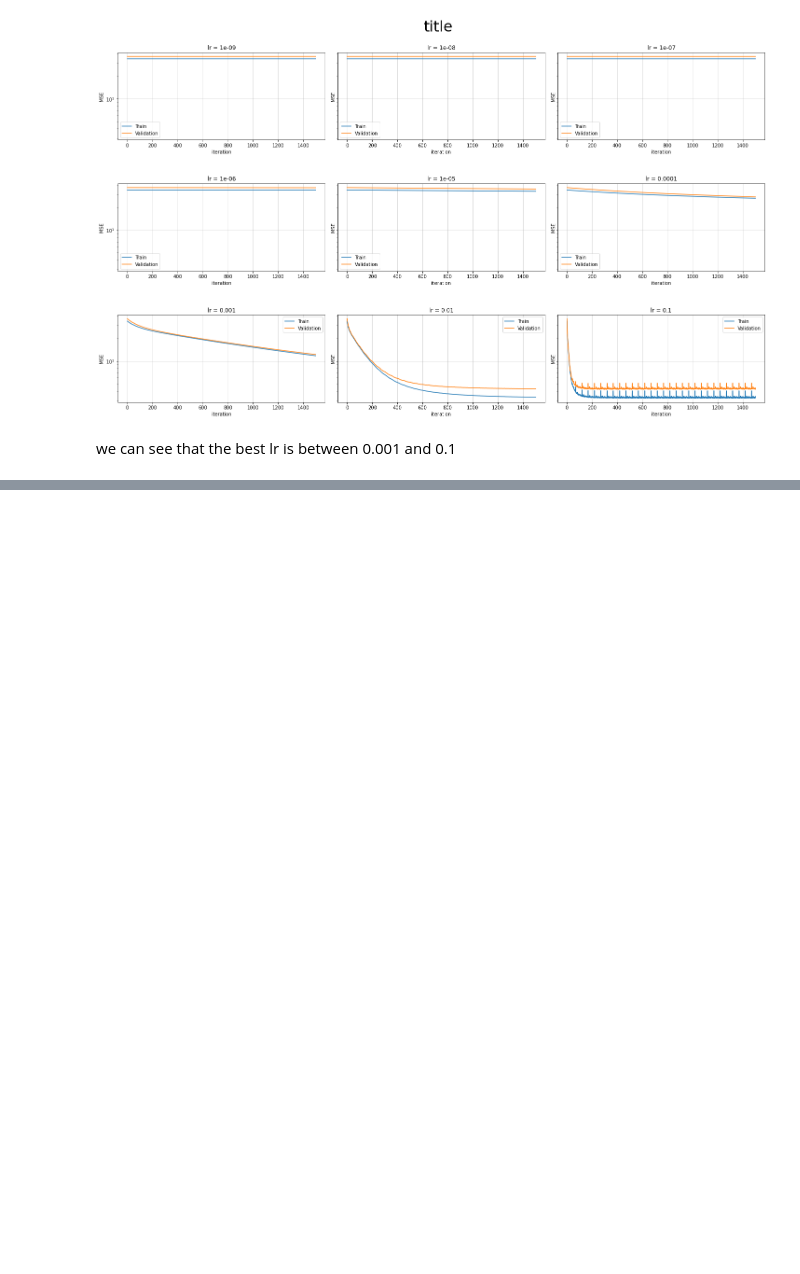
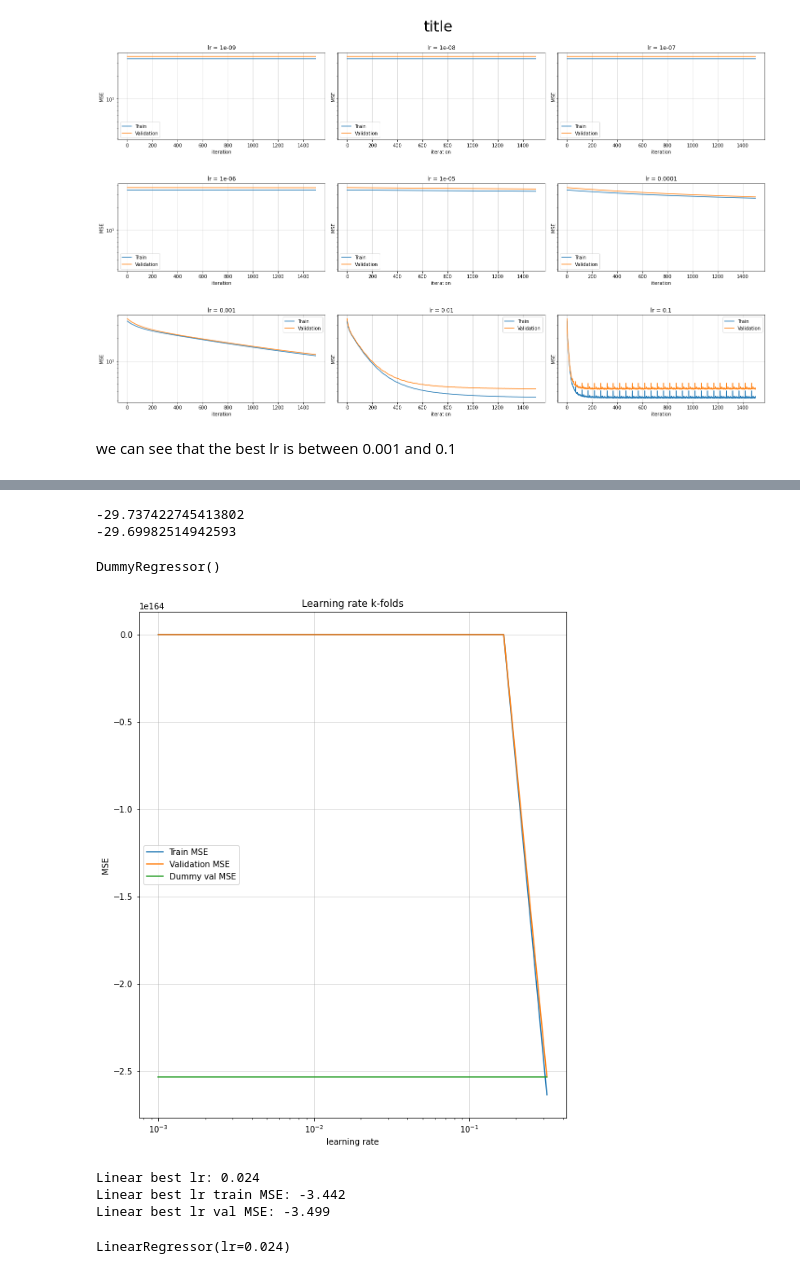
Before and after one commit to morlevy/Major_HW3_ML, a Jupyter notebook: code.ipynb, the cells around one changed output, grey strips where cells are left out. Cells and saved outputs as stored; diff of their text form; code cells hidden in the pictures; blank space fills up the shorter version.

```diff
--- a/code.ipynb
+++ b/code.ipynb
@@ -344 +335,68 @@ lr size = 0.1, Best train loss = 3.204371288533879, Best validation loss = 4.204
 [figure]
+# %%
+from sklearn.dummy import DummyRegressor
+from sklearn.model_selection import cross_validate
+
+
+x_train_set = train_set.drop(['covid_score','spread_score'],axis=1)
+y_train_set = train_set['covid_score']
+
+dm = DummyRegressor()
+cv = cross_validate(dm, x_train_set, y_train_set, scoring='neg_mean_squared_error', cv = None,return_train_score =True)
+print(cv['test_score'].mean())
+print(cv['train_score'].mean())
+# %% [output]
+-29.737422745413802
+-29.69982514942593
+# %%
+dm.fit(x_train_set,y_train_set)
+# %% [output]
+DummyRegressor()
+# %%
+
+x_train_set = train_set.drop(['covid_score','spread_score'],axis=1)
+y_train_set = train_set['covid_score']
+
+log_jump = np.logspace(-3, -0.5, num=10)
+results_train = []
+results_test = []
+
+for h in log_jump:
+    lr = LinearRegressor(h)
+    cv = cross_validate(lr, x_train_set, y_train_set, cv=5,scoring='neg_mean_squared_error' ,return_train_score =True)
+    results_train.append(round(cv['train_score'].mean(),3))
+    results_test.append(round(cv['test_score'].mean(),3))
+# %%
+
+fig, axs = plt.subplots(1,1, sharey=True, figsize=(8, 10))
+plt.tight_layout()
+fig.subplots_adjust(hspace=0.5, top=0.9)
+
+axs = np.ravel(axs)
+i = 0
+axs[i].semilogx(log_jump, results_train, label="Train MSE")
+axs[i].semilogx(log_jump, results_test, label="Validation MSE")
+axs[i].semilogx(log_jump, [round(cv['test_score'].mean(),3)] * len(log_jump), label='Dummy val MSE')
+axs[i].grid(alpha=0.5)
+axs[i].legend()
+
+axs[i].set_title('Learning rate k-folds')
+axs[i].set_xlabel('learning rate')
+_ = axs[i].set_ylabel('MSE')
+# %% [output]
+[figure, added]
+# %%
+best_lr_index = np.argmax(results_test)
+best_lr = round(log_jump[best_lr_index], 3)
+print(f'Linear best lr: {best_lr}')
+print(f'Linear best lr train MSE: {round(results_train[best_lr_index], 3)}')
+print(f'Linear best lr val MSE: {round(results_test[best_lr_index], 3)}')
+# %% [output]
+Linear best lr: 0.024
+Linear best lr train MSE: -3.442
+Linear best lr val MSE: -3.499
+# %%
+linear_regressor = LinearRegressor(best_lr)
+linear_regressor.fit(x_train_set,y_train_set)
+# %% [output]
+LinearRegressor(lr=0.024)
```
Also changed, not shown: parts of 10 cells of this notebook.
